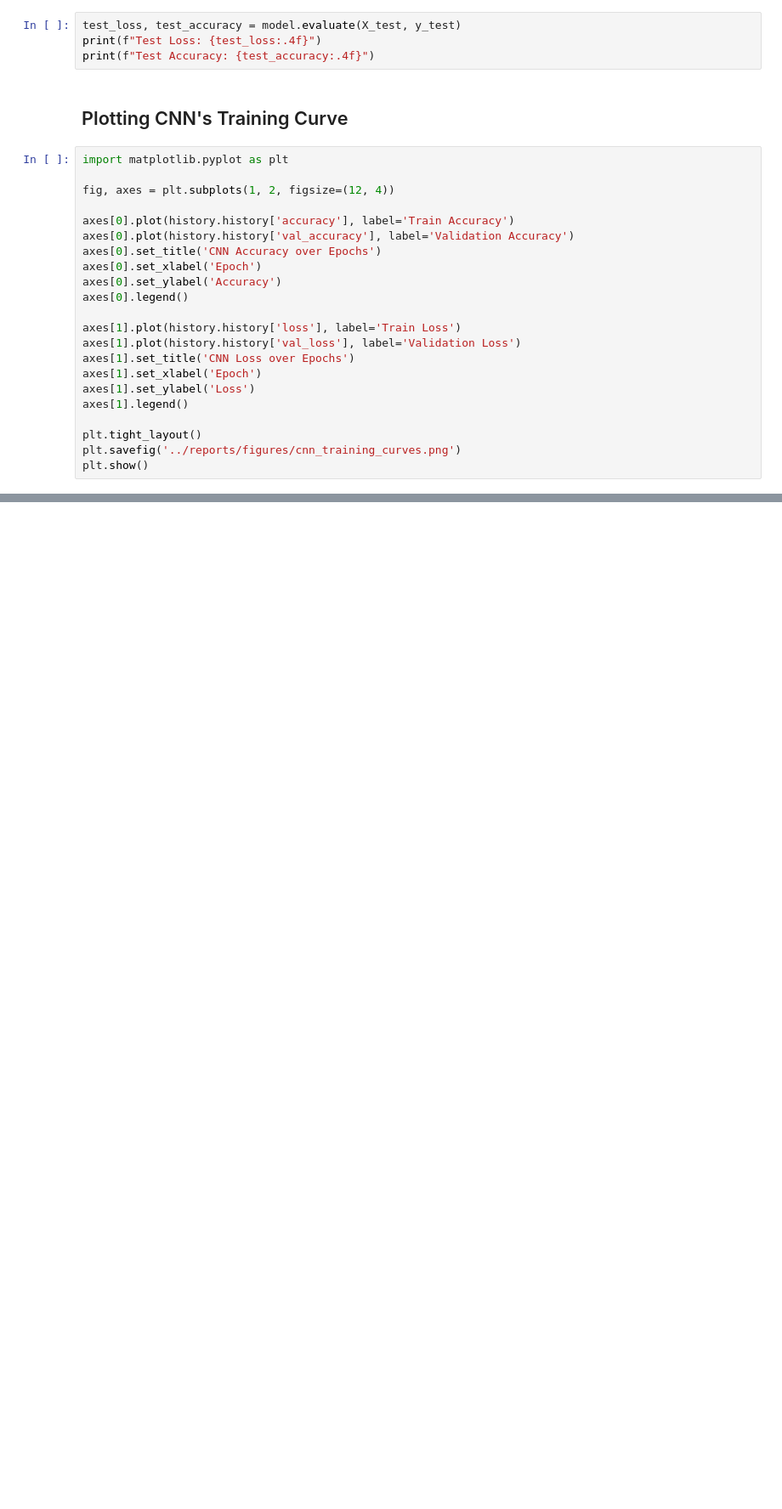
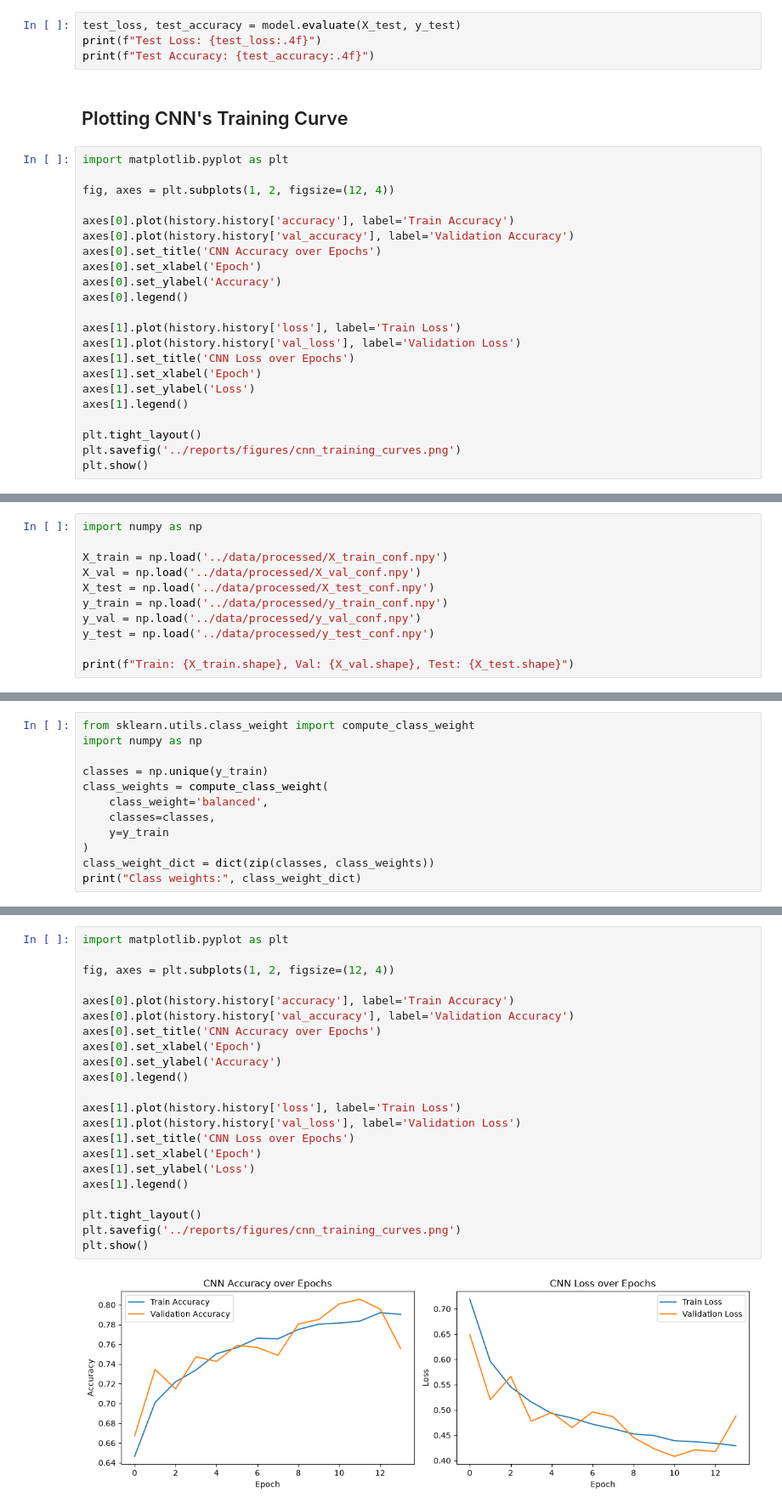
Before and after one commit to Rehan-0112/Galaxy-Morphology-Classifier, a Jupyter notebook: notebooks/04_cnn.ipynb, the cells around one changed output, grey strips where cells are left out. Shown at 85% size. Cells and saved outputs as stored; diff of their text form; blank space fills up the shorter version.

```diff
--- a/notebooks/04_cnn.ipynb
+++ b/notebooks/04_cnn.ipynb
@@ -131,0 +158,11 @@ plt.show()
+# %%
+import numpy as np
+
+X_train = np.load('../data/processed/X_train_conf.npy')
+X_val = np.load('../data/processed/X_val_conf.npy')
+X_test = np.load('../data/processed/X_test_conf.npy')
+y_train = np.load('../data/processed/y_train_conf.npy')
+y_val = np.load('../data/processed/y_val_conf.npy')
+y_test = np.load('../data/processed/y_test_conf.npy')
+
+print(f"Train: {X_train.shape}, Val: {X_val.shape}, Test: {X_test.shape}")
@@ -131,0 +173,12 @@ plt.show()
+# %%
+from sklearn.utils.class_weight import compute_class_weight
+import numpy as np
+
+classes = np.unique(y_train)
+class_weights = compute_class_weight(
+    class_weight='balanced',
+    classes=classes,
+    y=y_train
+)
+class_weight_dict = dict(zip(classes, class_weights))
+print("Class weights:", class_weight_dict)
@@ -131,0 +265,24 @@ plt.show()
+# %%
+import matplotlib.pyplot as plt
+
+fig, axes = plt.subplots(1, 2, figsize=(12, 4))
+
+axes[0].plot(history.history['accuracy'], label='Train Accuracy')
+axes[0].plot(history.history['val_accuracy'], label='Validation Accuracy')
+axes[0].set_title('CNN Accuracy over Epochs')
+axes[0].set_xlabel('Epoch')
+axes[0].set_ylabel('Accuracy')
+axes[0].legend()
+
+axes[1].plot(history.history['loss'], label='Train Loss')
+axes[1].plot(history.history['val_loss'], label='Validation Loss')
+axes[1].set_title('CNN Loss over Epochs')
+axes[1].set_xlabel('Epoch')
+axes[1].set_ylabel('Loss')
+axes[1].legend()
+
+plt.tight_layout()
+plt.savefig('../reports/figures/cnn_training_curves.png')
+plt.show()
+# %% [output]
+[figure, added]
```
Also changed, not shown: parts of 13 cells of this notebook, 4 other files.
